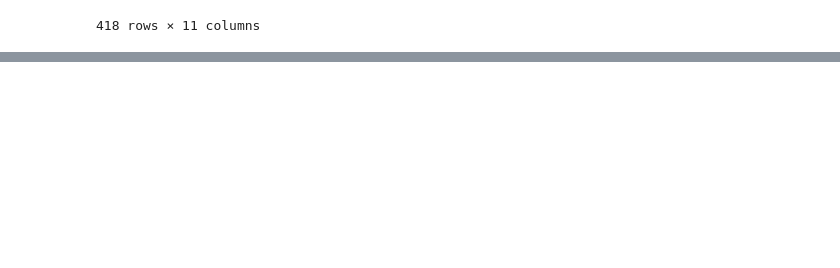
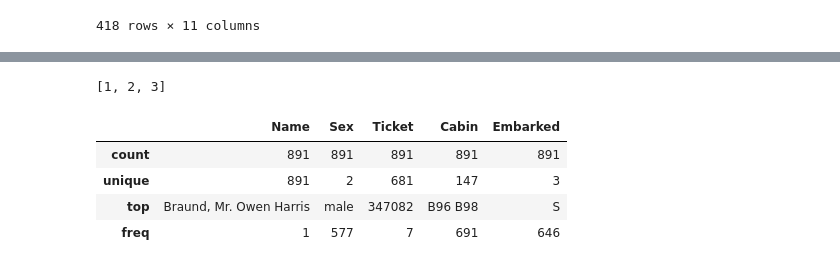
Before and after one commit to jamieoliver/titanic-dataset-2410, a Jupyter notebook: prepare-dataset.ipynb, the cells around one changed output, grey strips where cells are left out. Cells and saved outputs as stored; diff of their text form; code cells hidden in the pictures; blank space fills up the shorter version.

```diff
--- a/prepare-dataset.ipynb
+++ b/prepare-dataset.ipynb
@@ -51,0 +132,12 @@ test_data
+# %%
+sorted(train_data.Pclass.unique())
+# %% [output]
+[1, 2, 3]
+# %%
+train_data.describe(include='object')
+# %% [output]
+|  | Name | Sex | Ticket | Cabin | Embarked |
+| count | 891 | 891 | 891 | 891 | 891 |
+| unique | 891 | 2 | 681 | 147 | 3 |
+| top | Braund, Mr. Owen Harris | male | 347082 | B96 B98 | S |
+| freq | 1 | 577 | 7 | 691 | 646 |
```
Also changed, not shown: parts of 20 cells of this notebook.
